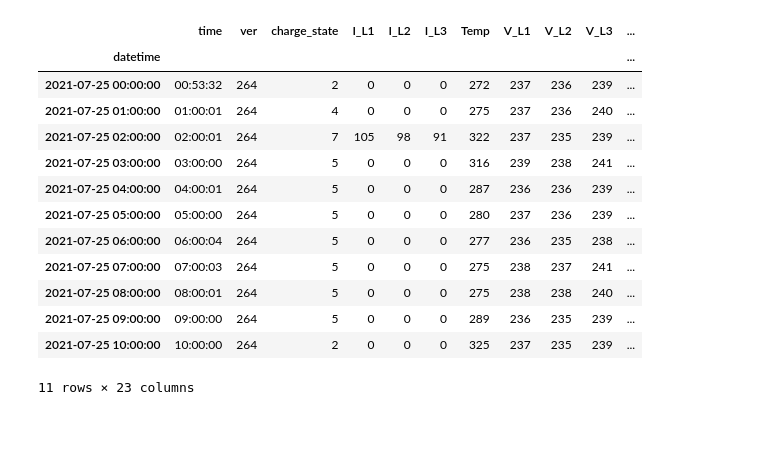
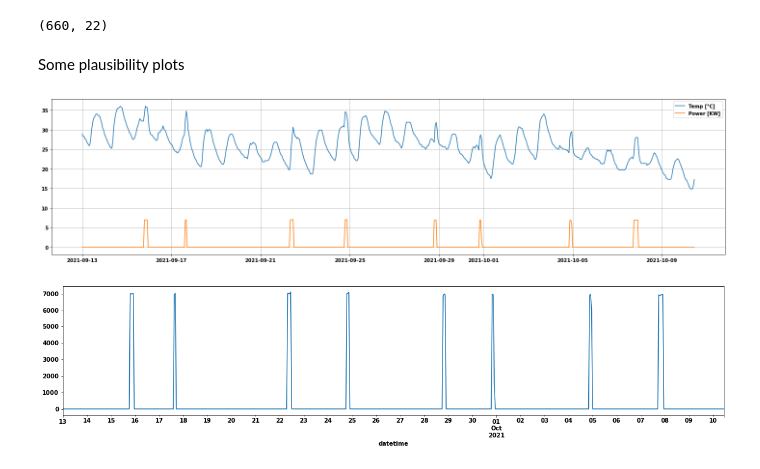
Before and after one commit to munich-ml/raspi_walli, a Jupyter notebook: database/migrate_log_data_to_db.ipynb, the cells around one changed output. Cells and saved outputs as stored; diff of their text form; code cells hidden in the pictures; blank space fills up the shorter version.

```diff
--- a/database/migrate_log_data_to_db.ipynb
+++ b/database/migrate_log_data_to_db.ipynb
@@ -70,17 +101,18 @@ df
 # %%
-df.resample(dt.timedelta(seconds=3600)).first()
+lowres = highres.resample(dt.timedelta(seconds=3600)).first()
+lowres.shape
 # %% [output]
-|  | time | ver | charge_state | I_L1 | I_L2 | I_L3 | Temp | V_L1 | V_L2 | V_L3 | ... |
-| datetime |  |  |  |  |  |  |  |  |  |  | ... |
-| 2021-07-25 00:00:00 | 00:53:32 | 264 | 2 | 0 | 0 | 0 | 272 | 237 | 236 | 239 | ... |
-| 2021-07-25 01:00:00 | 01:00:01 | 264 | 4 | 0 | 0 | 0 | 275 | 237 | 236 | 240 | ... |
-| 2021-07-25 02:00:00 | 02:00:01 | 264 | 7 | 105 | 98 | 91 | 322 | 237 | 235 | 239 | ... |
-| 2021-07-25 03:00:00 | 03:00:00 | 264 | 5 | 0 | 0 | 0 | 316 | 239 | 238 | 241 | ... |
-| 2021-07-25 04:00:00 | 04:00:01 | 264 | 5 | 0 | 0 | 0 | 287 | 236 | 236 | 239 | ... |
-| 2021-07-25 05:00:00 | 05:00:00 | 264 | 5 | 0 | 0 | 0 | 280 | 237 | 236 | 239 | ... |
-| 2021-07-25 06:00:00 | 06:00:04 | 264 | 5 | 0 | 0 | 0 | 277 | 236 | 235 | 238 | ... |
-| 2021-07-25 07:00:00 | 07:00:03 | 264 | 5 | 0 | 0 | 0 | 275 | 238 | 237 | 241 | ... |
-| 2021-07-25 08:00:00 | 08:00:01 | 264 | 5 | 0 | 0 | 0 | 275 | 238 | 238 | 240 | ... |
-| 2021-07-25 09:00:00 | 09:00:00 | 264 | 5 | 0 | 0 | 0 | 289 | 236 | 235 | 239 | ... |
-| 2021-07-25 10:00:00 | 10:00:00 | 264 | 2 | 0 | 0 | 0 | 325 | 237 | 235 | 239 | ... |
-11 rows × 23 columns
+(660, 22)
+# %% [markdown]
+Some plausibility plots
+# %%
+plt.figure(figsize=(20,5))
+plt.plot(lowres.index, lowres["Temp"]/10., label="Temp [°C]")
+plt.plot(lowres.index, lowres["P"]/1000., label="Power [KW]")
+plt.grid(), plt.legend(), plt.tight_layout();
+# %% [output]
+[figure, added]
+# %%
+lowres["P"].plot(figsize=(20,4));
+# %% [output]
+[figure, added]
```
Also changed, not shown: parts of 20 cells of this notebook, 1 other file.
